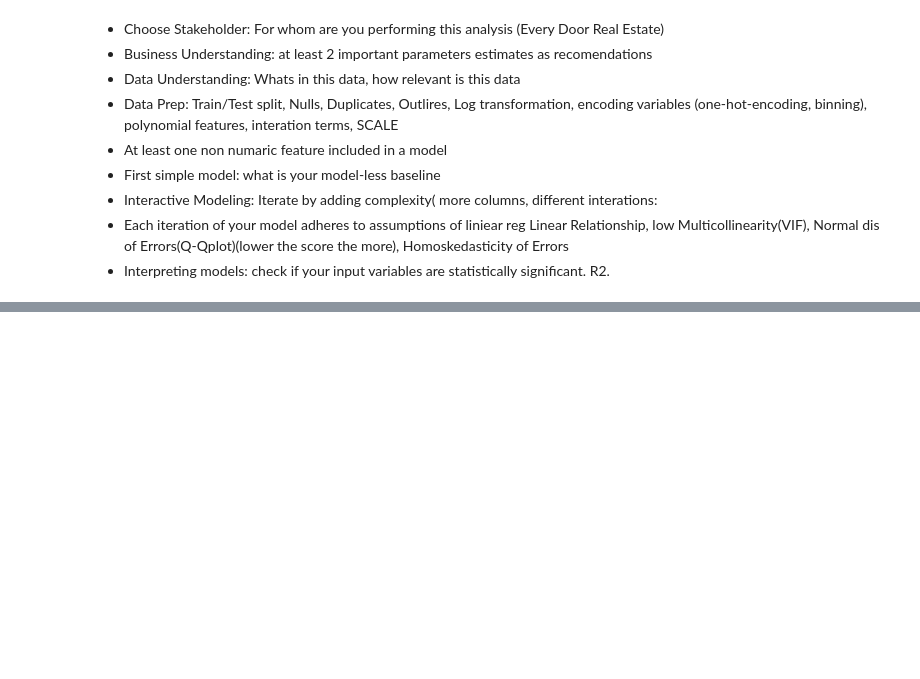
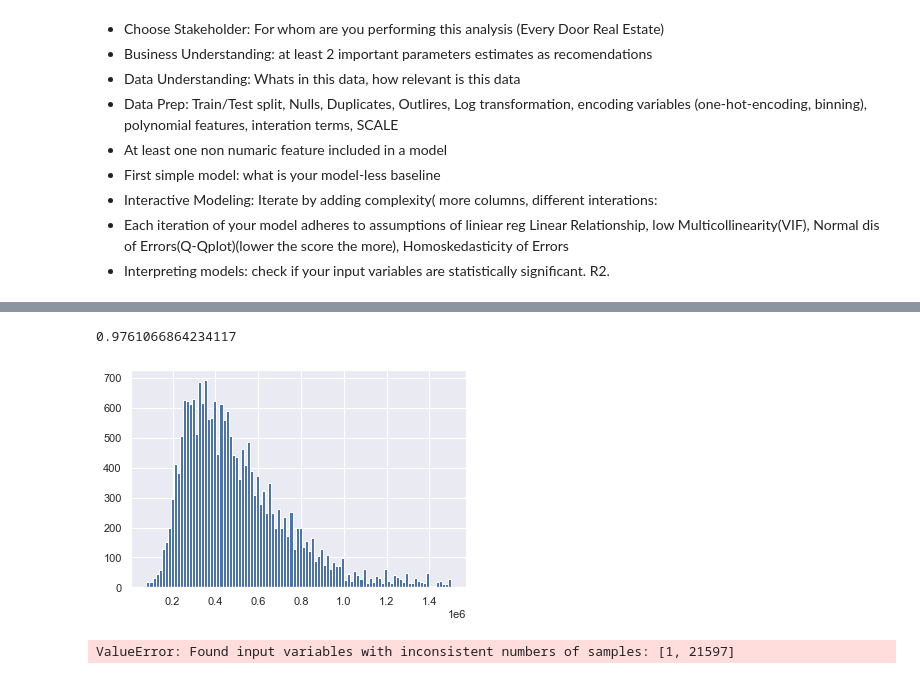
Before and after one commit to 281clo/King_County_House_Data_Analysis, a Jupyter notebook: Project.ipynb, the cells around one changed output, grey strips where cells are left out. Drawn from its saved outputs; the diff is of its cells as text; code cells hidden in the pictures; blank space fills up the shorter version.

```diff
--- a/Project.ipynb
+++ b/Project.ipynb
@@ -46,5 +11,0 @@ df.corr()
-# %%
-sns.set(rc={'figure.figsize':(16, 16)})
-
-# Use the .heatmap method to depict the relationships visually!
-sns.heatmap(df.corr(), annot=True);
@@ -52,0 +179,4 @@ sns.heatmap(df.corr(), annot=True);
+# %%
+len(X_train.loc[X_train['price']<=1.5*10**6])/len(df_1)
+# %% [output]
+0.9761066864234117
@@ -52,0 +185,5 @@ sns.heatmap(df.corr(), annot=True);
+# %%
+df_1.price.hist(bins=100)
+plt.show;
+# %% [output]
+[figure, added]
@@ -52,0 +192,16 @@ sns.heatmap(df.corr(), annot=True);
+# %%
+baseline_model = LinearRegression()
+splitter = ShuffleSplit(n_splits=3, test_size=0.25, random_state=0)
+
+baseline_scores = cross_validate(
+    estimator=baseline_model,
+    X=[X_test[most_correlated_feature]],
+    y=y_test,
+    return_train_score=True,
+    cv=splitter
+)
+
+print("Train score:     ", baseline_scores["train_score"].mean())
+print("Validation score:", baseline_scores["test_score"].mean())
+# %% [output]
+ValueError: Found input variables with inconsistent numbers of samples: [1, 21597]
```
Also changed, not shown: parts of 37 cells of this notebook, 1 other file.
